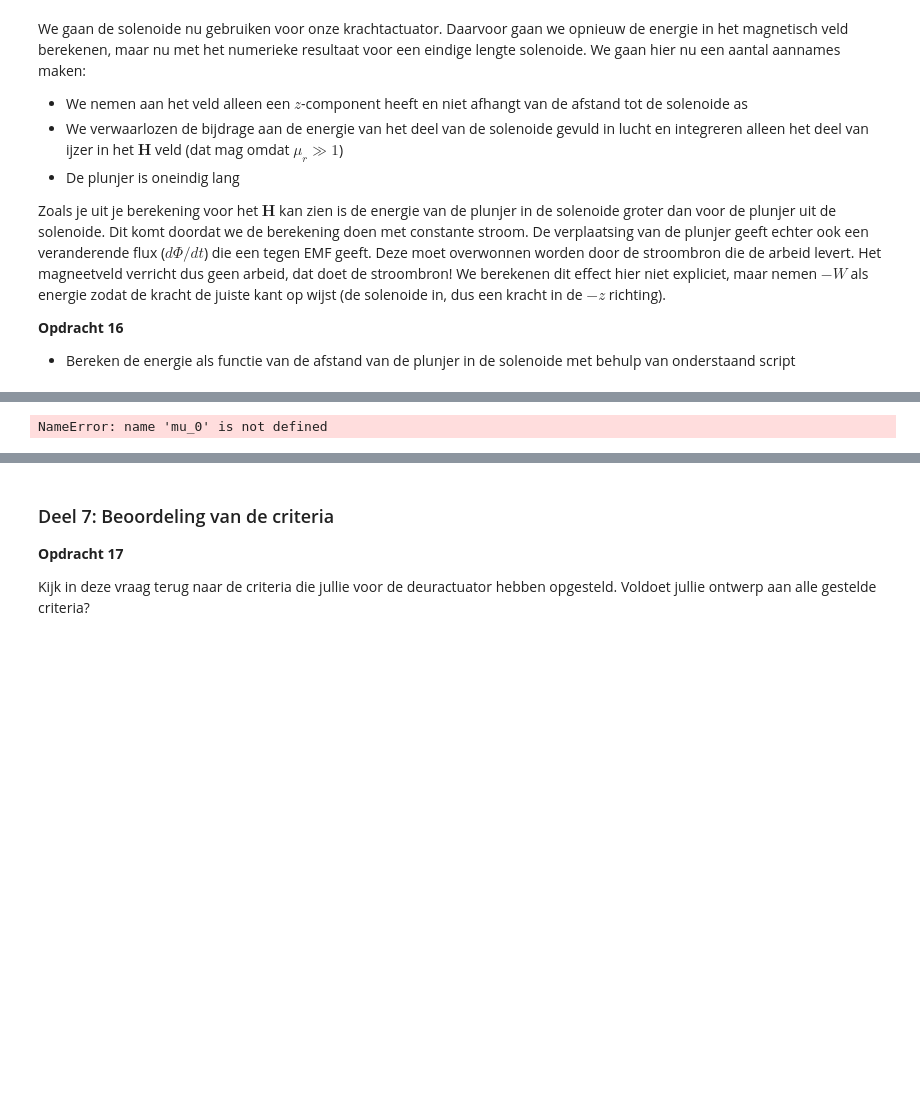
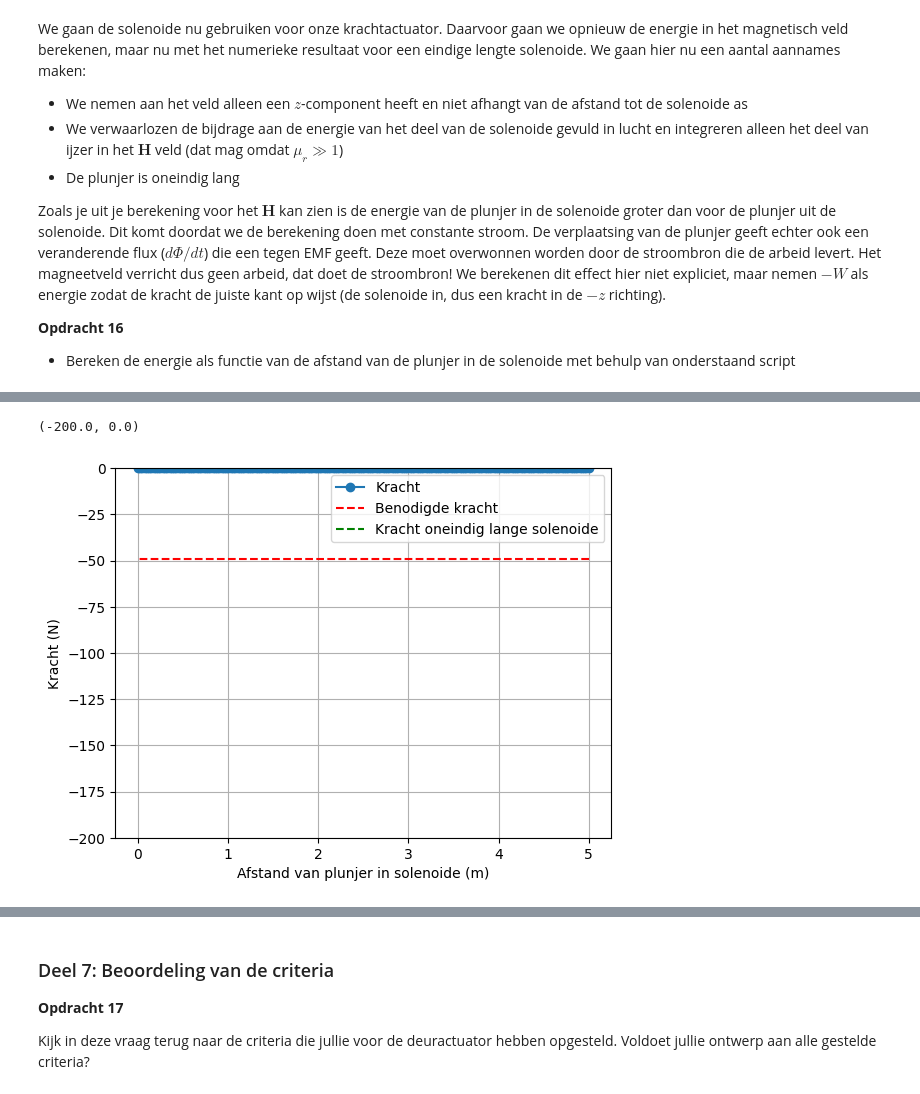
Before and after one commit to sralmulder-hash/opdrachten-DEF-D, a Jupyter notebook: KrachtactuatorOpdracht.ipynb, the cells around one changed output, grey strips where cells are left out. Saved outputs shown, nothing was run; the diff lists cells and outputs as text; code cells hidden in the pictures; blank space fills up the shorter version.

```diff
--- a/KrachtactuatorOpdracht.ipynb
+++ b/KrachtactuatorOpdracht.ipynb
@@ -592,12 +614,13 @@ NameError: name 'r_s' is not defined
 # %%
-force_analytical = -mu_0*mu_r*np.pi*r_s**2*aantal_omwent**2*I**2/2/L_s**2 # Kracht uitrekenen numeriek
-force_numerical=np.diff(Wz, n=1, append=[0])/(z_ax[1] - z_ax[0]) # Kracht uitrekenen
+force_analytical = -mu_0*mu_r*np.pi*r_sol**2*aantal_omwentelingen**2*I**2/2/L_s**2 # Kracht uitrekenen numeriek
+force_numerical = -np.gradient(np.flipud(Wz), np.flipud(z_ax)) # kracht uitrekenen
 
 # Plotting the results
 plt.plot(L_s/2 - z_ax, np.flipud(force_numerical), '-o', label='Kracht')
 plt.plot(L_s/2 - z_ax, (-5*9.8)*np.ones(n_ax), '--r', label='Benodigde kracht')
 plt.plot(L_s/2 - z_ax, force_analytical*np.ones(n_ax), '--g', label='Kracht oneindig lange solenoide')
 plt.xlabel('Afstand van plunjer in solenoide (m)'), plt.ylabel('Kracht (N)'), plt.grid(), plt.legend()
 plt.ylim([-200, 0])
 # %% [output]
-NameError: name 'mu_0' is not defined
+(-200.0, 0.0)
+[figure, added]
```
Also changed, not shown: parts of 4 cells of this notebook.
